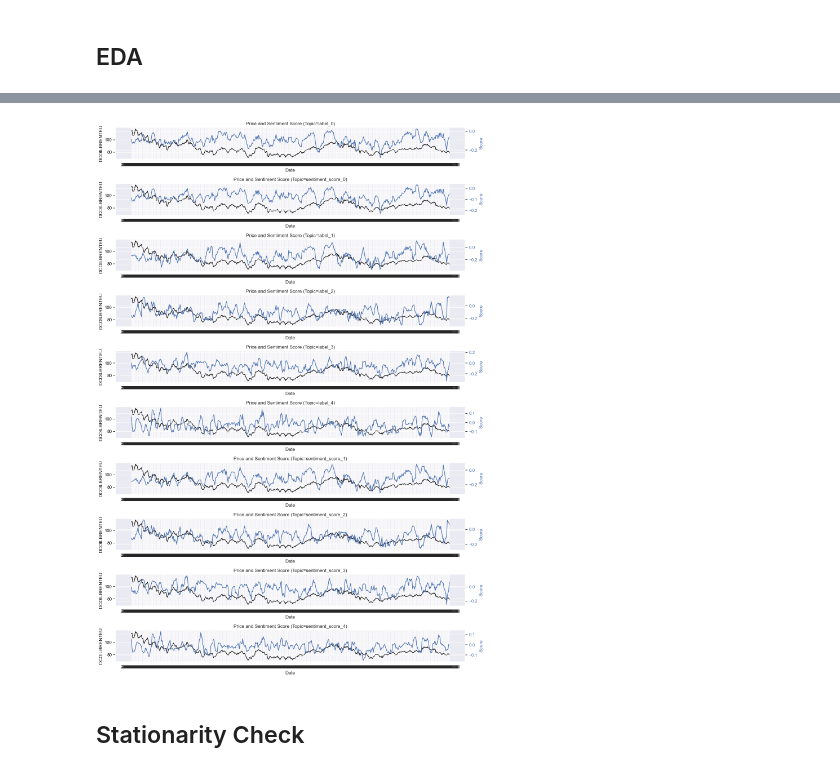
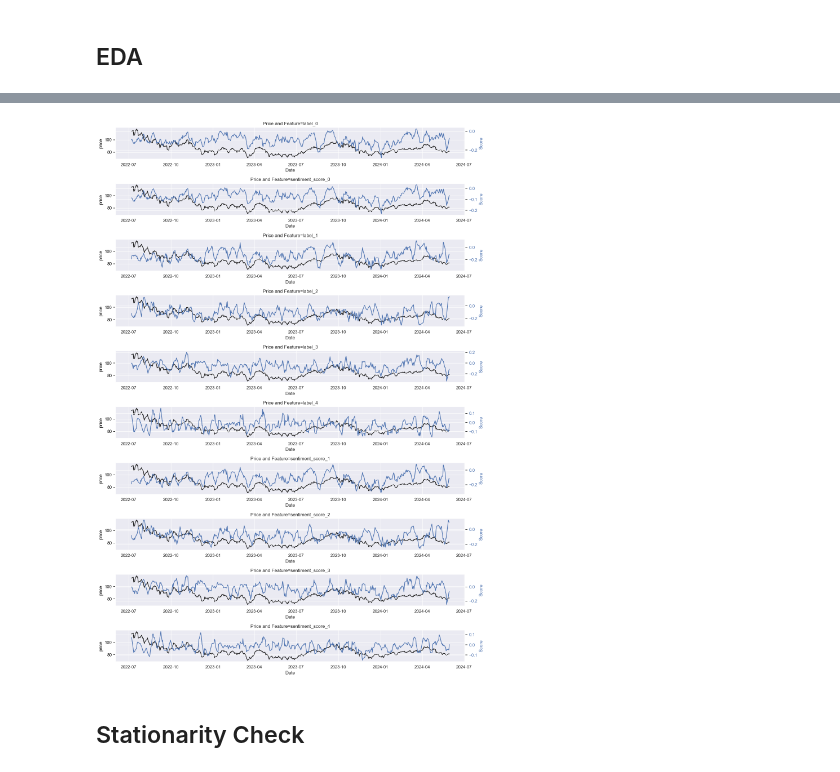
Before and after one commit to patricia-van/Oil-Price-Prediction-using-Tweets, a Jupyter notebook: modelling.ipynb, the cells around one changed output, grey strips where cells are left out. Saved outputs shown, nothing was run; the diff lists cells and outputs as text; code cells hidden in the pictures.

```diff
--- a/modelling.ipynb
+++ b/modelling.ipynb
@@ -19,9 +33,13 @@ end_date = datetime(2024, 5, 31)
 # %% [markdown]
 ## EDA
 # %%
+# read crude price data
 brent_oil_price = pd.read_csv('DCOILBRENTEU.csv')
-brent_oil_price = brent_oil_price[(brent_oil_price['DATE'] >= str(start_date)) & (brent_oil_price['DATE'] <= str(end_date))]
-brent_oil_price.set_index('DATE', inplace=True)
-brent_oil_price.index.name='date'
+brent_oil_price['DATE'] = pd.to_datetime(brent_oil_price['DATE'])
+brent_oil_price = brent_oil_price[(brent_oil_price['DATE'] > start_date) & (brent_oil_price['DATE'] < end_date)]
+
+brent_oil_price.columns=['date', 'price']
+brent_oil_price.set_index('date', inplace=True)
+
 brent_oil_price.head()
 # %% [output]
@@ -46,14 +69,22 @@ plt.show()
 # %%
+# read twitter sentiment data
 tweets_sentiment = pd.read_csv('tweets_sentiment.csv', index_col='Unnamed: 0',  lineterminator='\n')
+
+# compute tweet sentiment score and label
 tweets_sentiment['sentiment_score'] = tweets_sentiment['Positive'] - tweets_sentiment['Negative']
 tweets_sentiment['label'] = tweets_sentiment[['Positive', 'Negative', 'Neutral']].idxmax(axis=1)\
                                 .map({'Positive': 1, 'Negative': -1, 'Neutral': 0})
 
+# read twitter topic data
 tweets_topic = pd.read_csv('tweets_topic.csv', index_col='Unnamed: 0')
 
+# merge twitter sentiment and topic into one dataframe
 tweets_df = tweets_sentiment.merge(tweets_topic, how='inner', on='id', suffixes=('', '_copy'))
 tweets_df.drop(columns=[col for col in tweets_df.columns if col.endswith('_copy')], inplace=True)
-tweets_df = tweets_df[(tweets_df['date'] >= str(start_date)) & (tweets_df['date'] <= str(end_date))]
+
+# filter for tweets within date range
+tweets_df['date'] = pd.to_datetime(tweets_df['date'])
+tweets_df = tweets_df[(tweets_df['date'] >= start_date) & (tweets_df['date'] <= end_date)]
 tweets_df.tail()
 # %% [output]
 |  | id | date | lang | rawContent | user_id | username | displayname | rawDescription | Positive | ... |
@@ -149,35 +187,35 @@ df.head()
 # %%
-# Create subplots
+# Create subplots of pruce and sentiment score
 fig, axs = plt.subplots(features_df.shape[1], 1, figsize=(14, 20))
 
 # Flatten the axs array for easy iteration
 axs = axs.flatten()
 
 # Plot each feature against the target on different y-axes
 for i in range(1, df.shape[1]):
     col = df.columns[i]
     ax1 = axs[i-1]
     ax2 = ax1.twinx()
 
-    ax1.plot(df['DCOILBRENTEU'], 'k-', label='Price')
+    ax1.plot(df['price'], 'k-', label='Price')
     ax2.plot(df[col], 'b-', label=f'Topic {col}')
 
     ax1.set_xlabel('Date')
-    ax1.set_ylabel('DCOILBRENTEU', color='black')
+    ax1.set_ylabel('price', color='black')
     ax2.set_ylabel('Score', color='b')
 
     ax1.tick_params(axis='y', labelcolor='black')
     ax2.tick_params(axis='y', labelcolor='b')
 
     # ax1.legend(loc='upper left')
     # ax2.legend(loc='upper right')
-    ax1.set_title(f'Price and Sentiment Score (Topic={col})')
+    ax1.set_title(f'Price and Feature={col}')
 
 # Adjust layout
 plt.tight_layout()
 plt.show()
 # %% [output]
-[figure, old version]
+[figure, new version]
 # %% [markdown]
 ## Stationarity Check
 # %%
```
Also changed, not shown: parts of 30 cells of this notebook.
